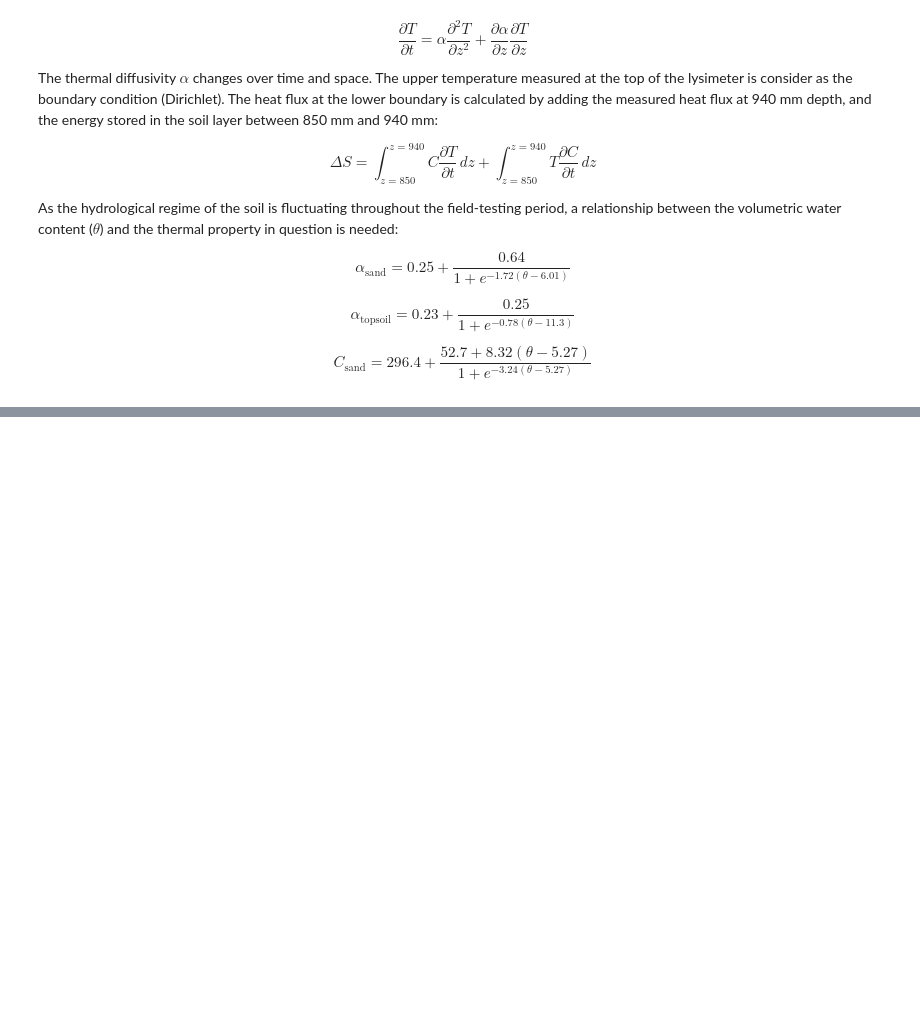
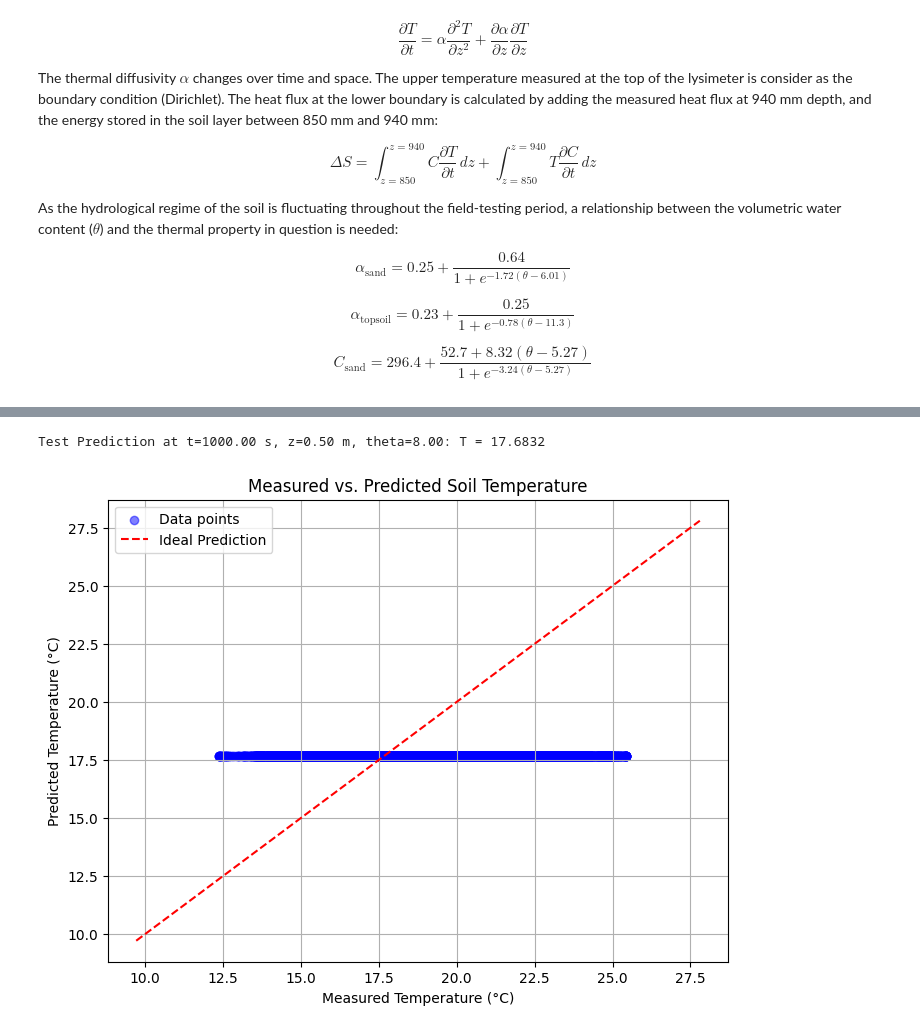
Before and after one commit to emilioosunaa/suds-gshp-pinn, a Jupyter notebook: simulation.ipynb, the cells around one changed output, grey strips where cells are left out. Saved outputs shown, nothing was run; the diff lists cells and outputs as text; code cells hidden in the pictures; blank space fills up the shorter version.

Commit message:
temperature prediction is constant...

```diff
--- a/simulation.ipynb
+++ b/simulation.ipynb
@@ -83,0 +47,4 @@ class PINN(nn.Module):
+# %%
+model_test = heat_transfer_pinn.PINN(num_hidden_layers=4, num_neurons=64)
+model_test.load_state_dict(torch.load("pinn_model.pth"))
+model_test.eval()
@@ -83,0 +60,9 @@ class PINN(nn.Module):
+# %%
+df = pd.read_csv("data/processed/merged_data_filtered.csv", parse_dates=["Time"])
+df["time_s"] = (df["Time"] - df["Time"].min()).dt.total_seconds()
+df["z_m"] = df["Height"] / 1000.0
+
+t_data = torch.tensor(df["time_s"].values, dtype=torch.float32).reshape(-1,1)
+z_data = torch.tensor(df["z_m"].values, dtype=torch.float32).reshape(-1,1)
+theta_data = torch.tensor(df["VWC"].values, dtype=torch.float32).reshape(-1,1)
+T_measured_data = torch.tensor(df["SoilTemp"].values, dtype=torch.float32).reshape(-1,1)
@@ -83,0 +88,35 @@ class PINN(nn.Module):
+# %%
+t_test = torch.tensor([[df["time_s"].min() + 1000]], dtype=torch.float32)  # e.g., 1000 seconds after the start
+z_test = torch.tensor([[0.5]], dtype=torch.float32)  # e.g., depth 0.5 m
+theta_test = torch.tensor([[8.0]], dtype=torch.float32)  # for example, 8% VWC
+
+# Run inference with the test inputs.
+with torch.no_grad():
+    T_test = model_test(t_test, z_test, theta_test)
+    print(f"Test Prediction at t={t_test.item():.2f} s, z={z_test.item():.2f} m, theta={theta_test.item():.2f}: T = {T_test.item():.4f}")
+# %% [output]
+Test Prediction at t=1000.00 s, z=0.50 m, theta=8.00: T = 17.6832
+# %%
+with torch.no_grad():
+    T_pred_all = model_test(t_data, z_data, theta_data)
+    # Remove extra dimensions and convert to numpy arrays for plotting.
+    T_pred_all = T_pred_all.squeeze().cpu().numpy()
+    T_measured_all = T_measured_data.squeeze().cpu().numpy()
+
+# Create a scatter plot comparing measured vs. predicted temperatures.
+plt.figure(figsize=(8, 6))
+plt.scatter(T_measured_all, T_pred_all, color='blue', alpha=0.5, label='Data points')
+
+# Plot a reference line (ideal prediction) where predicted equals measured.
+min_T = min(T_measured_all.min(), T_pred_all.min())
+max_T = max(T_measured_all.max(), T_pred_all.max())
+plt.plot([min_T, max_T], [min_T, max_T], 'r--', label='Ideal Prediction')
+
+plt.xlabel("Measured Temperature (°C)")
+plt.ylabel("Predicted Temperature (°C)")
+plt.title("Measured vs. Predicted Soil Temperature")
+plt.legend()
+plt.grid(True)
+plt.show()
+# %% [output]
+[figure, added]
```
Also changed, not shown: parts of 6 cells of this notebook, 41 other files.
